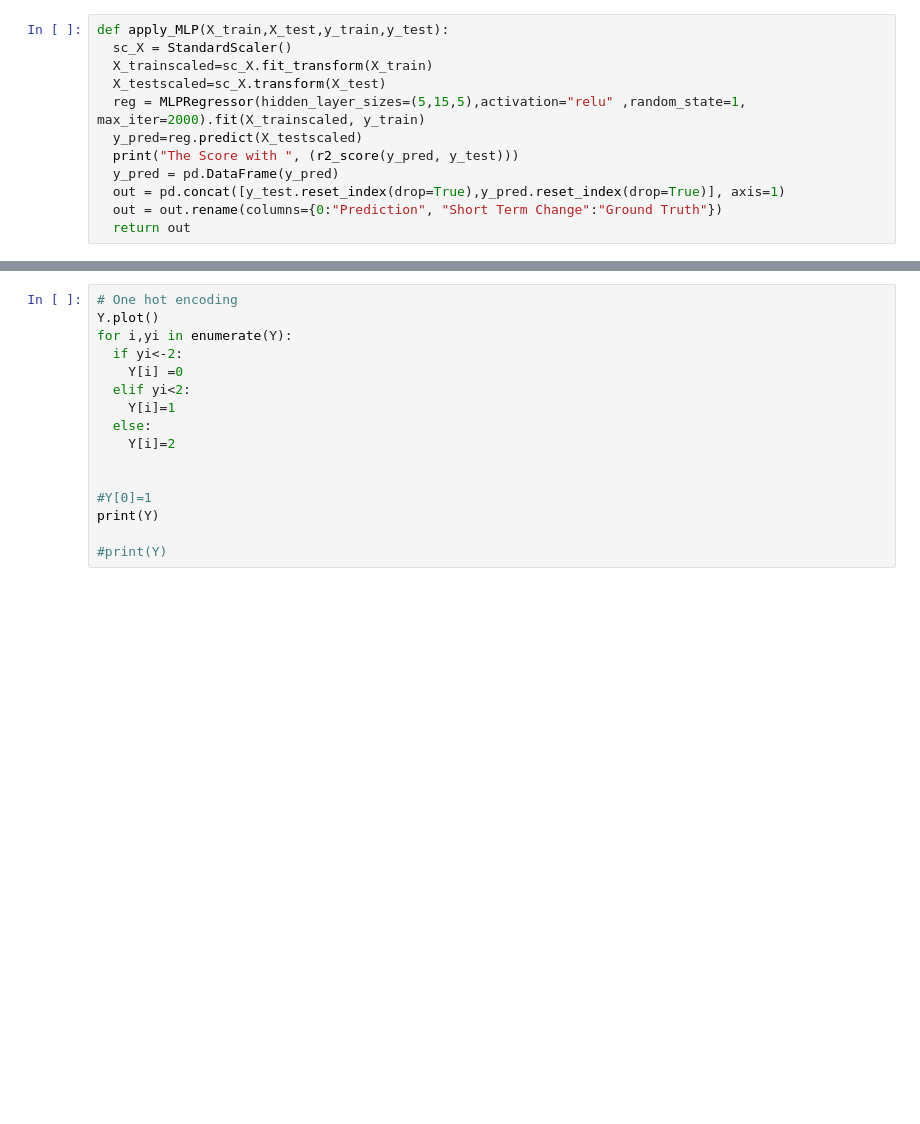
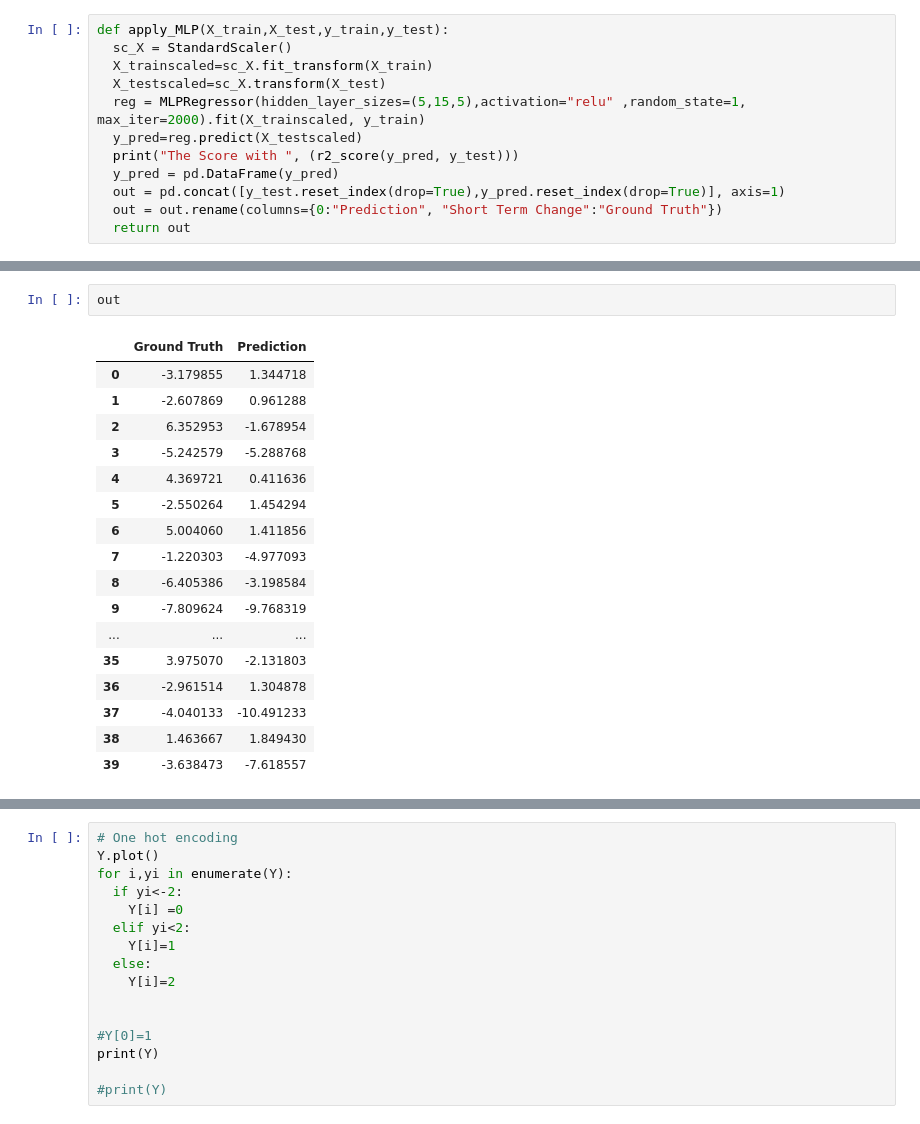
Before and after one commit to sj-ucsd/ece143_stock_sentiment_analysis, a Jupyter notebook: Project.ipynb, the cells around one changed output, grey strips where cells are left out. Saved outputs shown, nothing was run; the diff lists cells and outputs as text; blank space fills up the shorter version.

```diff
--- a/Project.ipynb
+++ b/Project.ipynb
@@ -450,3 +309,23 @@ The Score with  0.6136906399276785
+# %%
+out
+# %% [output]
+|  | Ground Truth | Prediction |
+| 0 | -3.179855 | 1.344718 |
+| 1 | -2.607869 | 0.961288 |
+| 2 | 6.352953 | -1.678954 |
+| 3 | -5.242579 | -5.288768 |
+| 4 | 4.369721 | 0.411636 |
+| 5 | -2.550264 | 1.454294 |
+| 6 | 5.004060 | 1.411856 |
+| 7 | -1.220303 | -4.977093 |
+| 8 | -6.405386 | -3.198584 |
+| 9 | -7.809624 | -9.768319 |
+| ... | ... | ... |
+| 35 | 3.975070 | -2.131803 |
+| 36 | -2.961514 | 1.304878 |
+| 37 | -4.040133 | -10.491233 |
+| 38 | 1.463667 | 1.849430 |
+| 39 | -3.638473 | -7.618557 |
 # %%
 plt.figure(figsize=(12,5))
 plt.xlabel('Dates')
```
Also changed, not shown: parts of 31 cells of this notebook.
